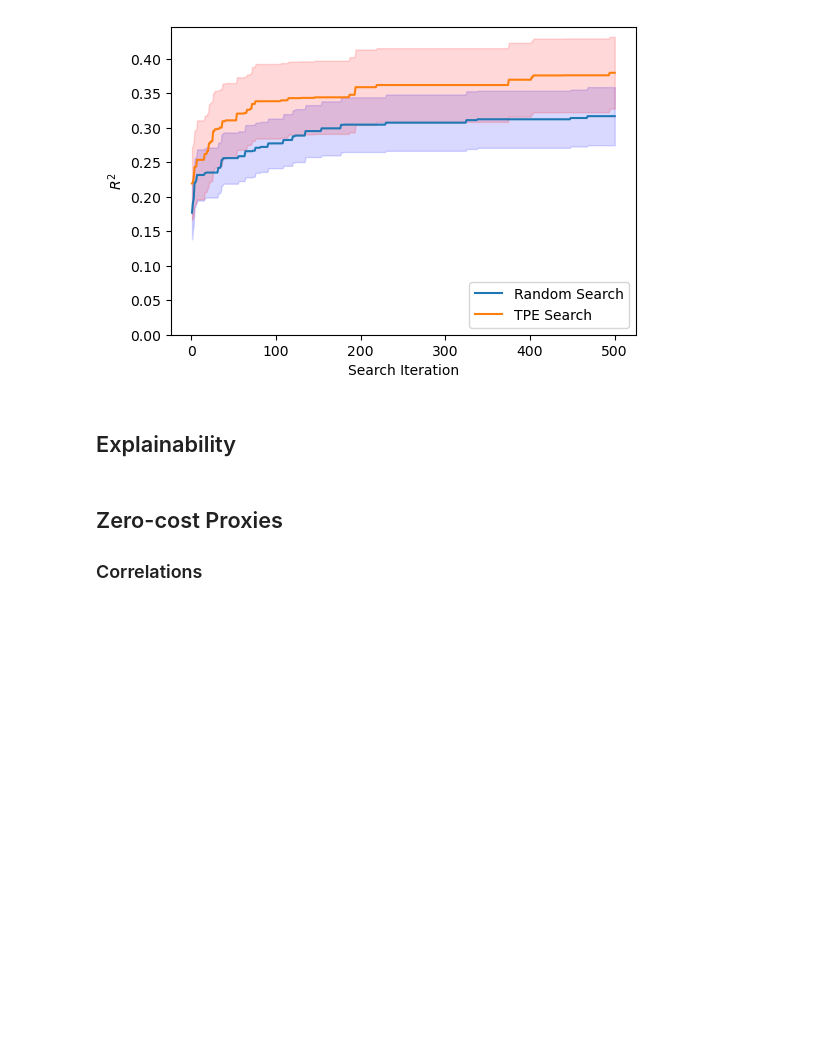
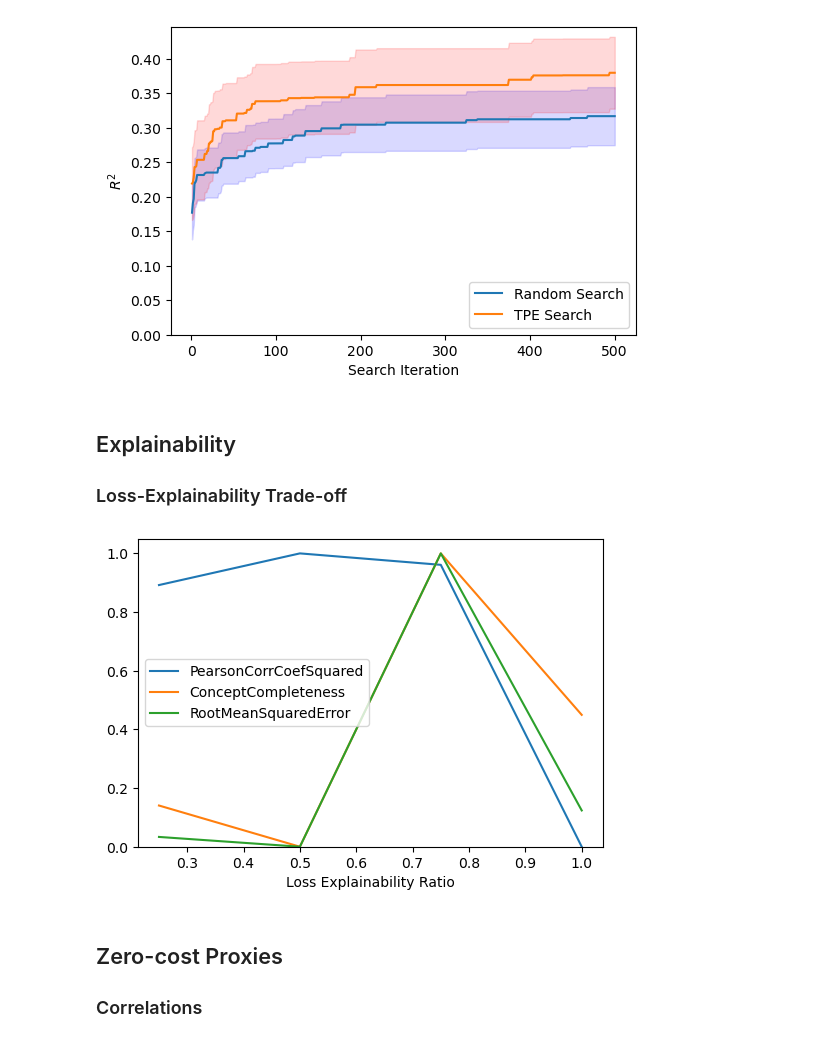
Before and after one commit to harryknighton/drug-discovery-automl, a Jupyter notebook: src/notebooks/evaluation.ipynb, the cells around one changed output. Saved outputs shown, nothing was run; the diff lists cells and outputs as text; code cells hidden in the pictures; blank space fills up the shorter version.

```diff
--- a/src/notebooks/evaluation.ipynb
+++ b/src/notebooks/evaluation.ipynb
@@ -201,3 +201,4 @@ fig.savefig(config.FIGURES_DIR / 'ensemble_fitting.png')
 [figure]
 # %% [markdown]
 ## Explainability
+### Loss-Explainability Trade-off
@@ -204,3 +231,14 @@ fig.savefig(config.FIGURES_DIR / 'ensemble_fitting.png')
+# %%
+xs = [0.25, 0.5, 0.75, 1]
+fig, ax = plt.subplots(figsize=(6, 4))
+ax.set_xlabel('Loss Explainability Ratio')
+for name, values in scaled_metrics.items():
+    ax.plot(xs, values, label=name)
+ax.set_ylim(ymin=0)
+ax.legend(loc='best')
+fig.savefig(config.FIGURES_DIR / 'loss_explainability_tradeoff.png')
+# %% [output]
+[figure, added]
 # %% [markdown]
 ## Zero-cost Proxies
 ### Correlations
```
Also changed, not shown: parts of 3 cells of this notebook.
